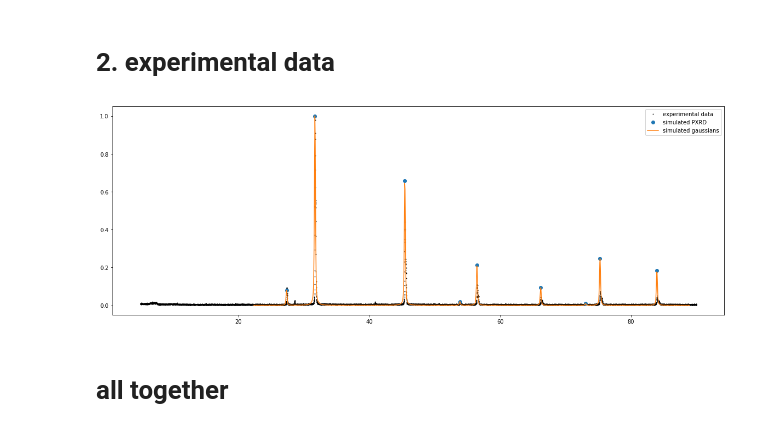
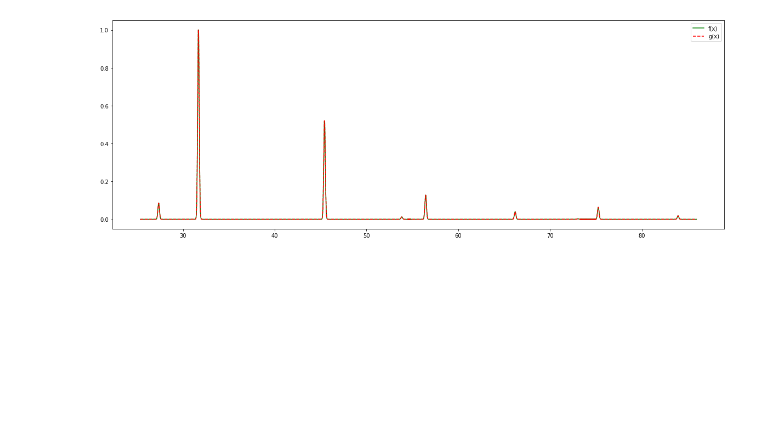
Before and after one commit to qzhu2017/XRD, a Jupyter notebook: similarity.ipynb, the cells around one changed output. Saved outputs shown, nothing was run; the diff lists cells and outputs as text; code cells hidden in the pictures; blank space fills up the shorter version.

```diff
--- a/similarity.ipynb
+++ b/similarity.ipynb
@@ -80,2 +0,0 @@ plt.show()
-# %% [markdown]
-# 2. experimental data
@@ -85,13 +48,8 @@ exp_data[:][:,1] = exp_data[:][:,1]/np.max(exp_data[:][:,1])
 # %%
 plt.figure(figsize=(20,7))
-plt.plot(exp_data[:][:,0],exp_data[:][:,1],'ko',ms = 0.9,label='experimental data')
-plt.plot(simtwo_thetas,simpeaks,'o',label = 'simulated PXRD')
-plt.plot(gtwo_thetas,gpeaks, label = 'simulated gaussians')
-
-
+plt.plot(gtwo_thetas1,gpeaks1, 'g-',label = 'f(x)')
+plt.plot(gtwo_thetas2,gpeaks2, 'r--',label = 'g(x)')
 plt.legend()
 plt.show()
 # %% [output]
-[figure, old version]
+[figure, new version]
-# %% [markdown]
-# all together
```
Also changed, not shown: parts of 14 cells of this notebook.
